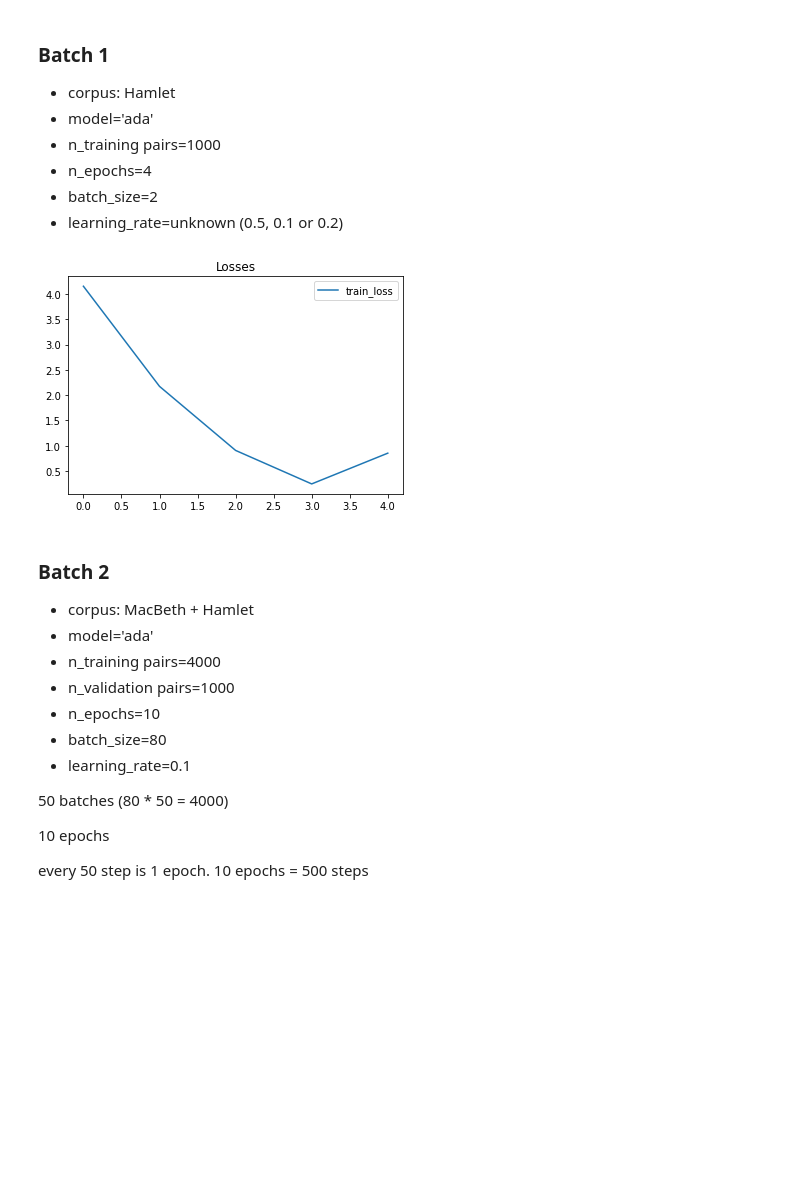
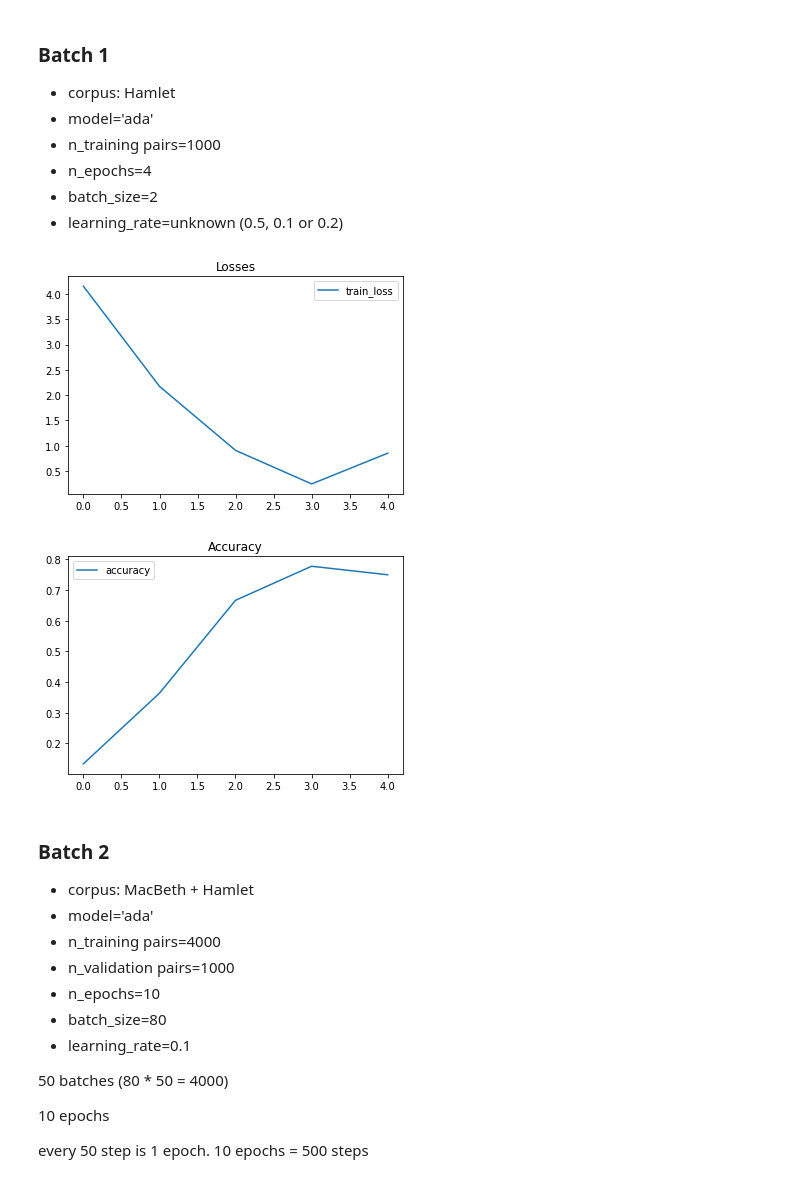
Before and after one commit to ConvAF/NovaAI, a Jupyter notebook: chatbot/notebooks/fine_tuning_viz.ipynb, the cells around one changed output. Drawn from its saved outputs; the diff is of its cells as text; code cells hidden in the pictures; blank space fills up the shorter version.

```diff
--- a/chatbot/notebooks/fine_tuning_viz.ipynb
+++ b/chatbot/notebooks/fine_tuning_viz.ipynb
@@ -60,10 +87,12 @@ def plot_losses(formatted_df, validation_set=True):
 # %%
 batch1_results = pd.read_csv('../data/results/batch1_results.csv', skiprows=[0])
 
 batch1 = format_df(batch1_results, n_epochs=4, validation_set=False)
-batch1_plot = plot_losses(batch1, validation_set=False)
+batch1_plot = plot_losses_accuracy(batch1, validation_set=False)
+history = add_to_history(batch1, 'batch1')
 # %% [output]
 [figure]
+[figure, added]
 # %% [markdown]
 ### Batch 2
 
```
Also changed, not shown: parts of 9 cells of this notebook.
